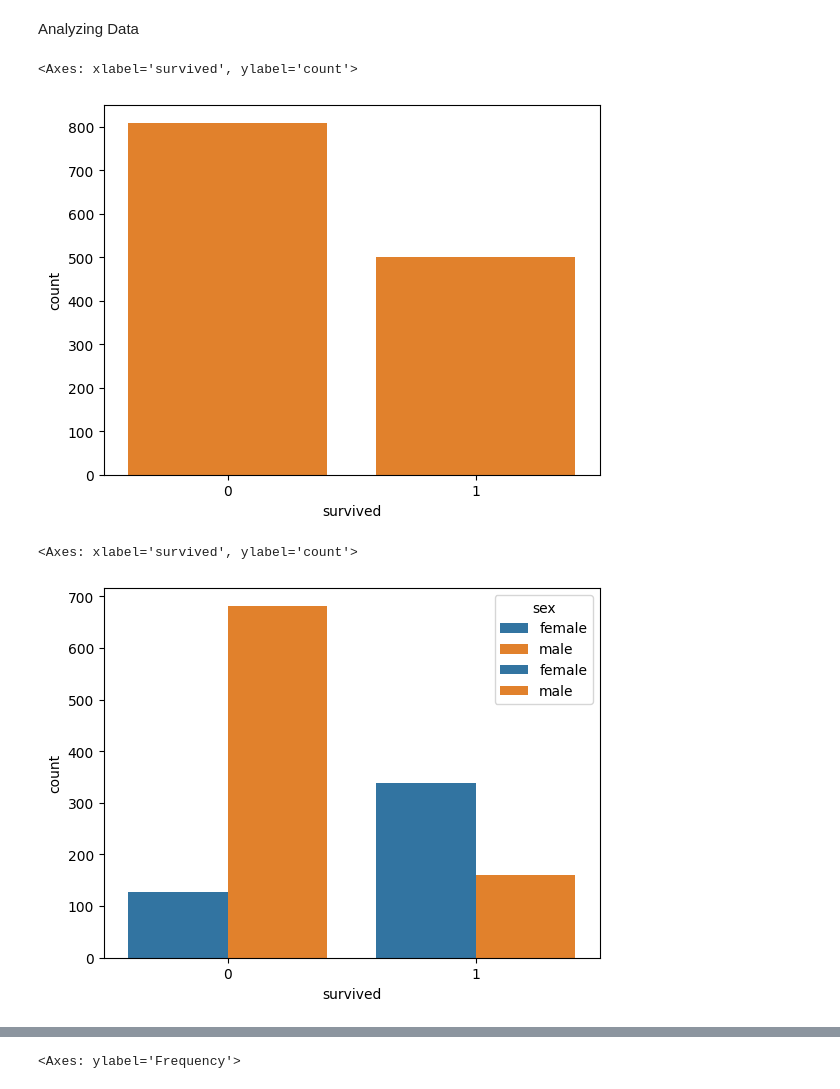
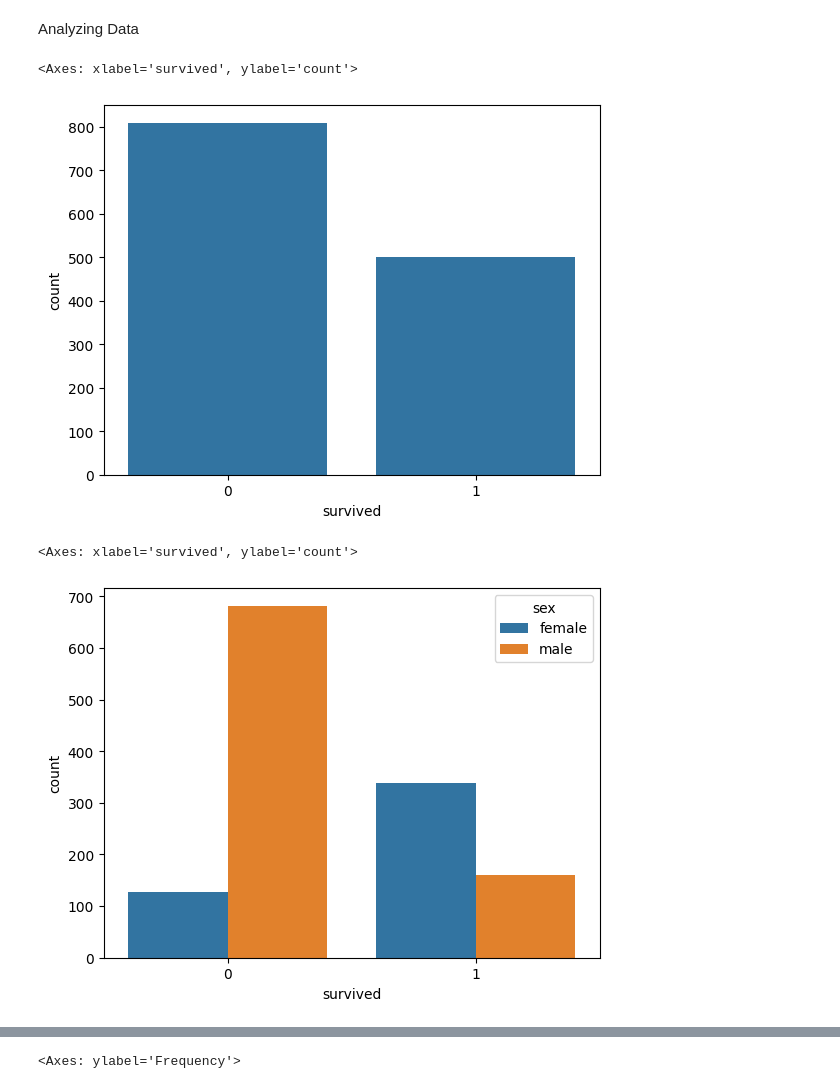
Before and after one commit to Prabhakar-12/TitanicSurvivalPrediction, a Jupyter notebook: TitanicSurvivalusingLogisticRegression.ipynb, the cells around one changed output, grey strips where cells are left out. Saved outputs shown, nothing was run; the diff lists cells and outputs as text; code cells hidden in the pictures.

```diff
--- a/TitanicSurvivalusingLogisticRegression.ipynb
+++ b/TitanicSurvivalusingLogisticRegression.ipynb
@@ -17,12 +1,5 @@ Embarked: Port of embarkation (C = Cherbourg, Q = Queenstown, S = Southampton)."
 # %%
-""" import pandas as pd
-import numpy as np
-import seaborn as sns
-import matplotlib.pyplot as plt
-%matplotlib inline
-import math
-Titanic_data=pd.read_excel("titanic3.xls")
-Titanic_data.head() """
+
 import numpy as np
 import pandas as pd
 import seaborn as sns
@@ -30,10 +7,6 @@ import matplotlib.pyplot as plt
 %matplotlib inline
 import math
 Titanic_data=pd.read_excel("titanic3.xls")
-#print the Firat 5 Rows From Top of the Dataset
-""" Titanic_data.head()
-#print the Last 5 Rows from the Bottom of the Given Dataset
-Titanic_data.tail() """
 Titanic_data
 # %% [output]
 |  | pclass | survived | name | sex | age | sibsp | parch | ticket | fare | cabin | embarked | ... |
@@ -57,15 +30,13 @@ print("# number of passenger in original Data: "+str(len(Titanic_data.index)))
 Analyzing Data
 # %%
 sns.countplot(x="survived",data=Titanic_data)
-sns.countplot(x="survived",data=Titanic_data)
 # %% [output]
 <Axes: xlabel='survived', ylabel='count'>
-[figure, old version]
+[figure, new version]
 # %%
 sns.countplot(x="survived",hue="sex",data=Titanic_data)
-sns.countplot(x="survived",hue="sex",data=Titanic_data )
 # %% [output]
 <Axes: xlabel='survived', ylabel='count'>
-[figure, old version]
+[figure, new version]
 # %%
 sns.countplot(x="survived",hue="parch",data=Titanic_data)
```
Also changed, not shown: parts of 10 cells of this notebook.
